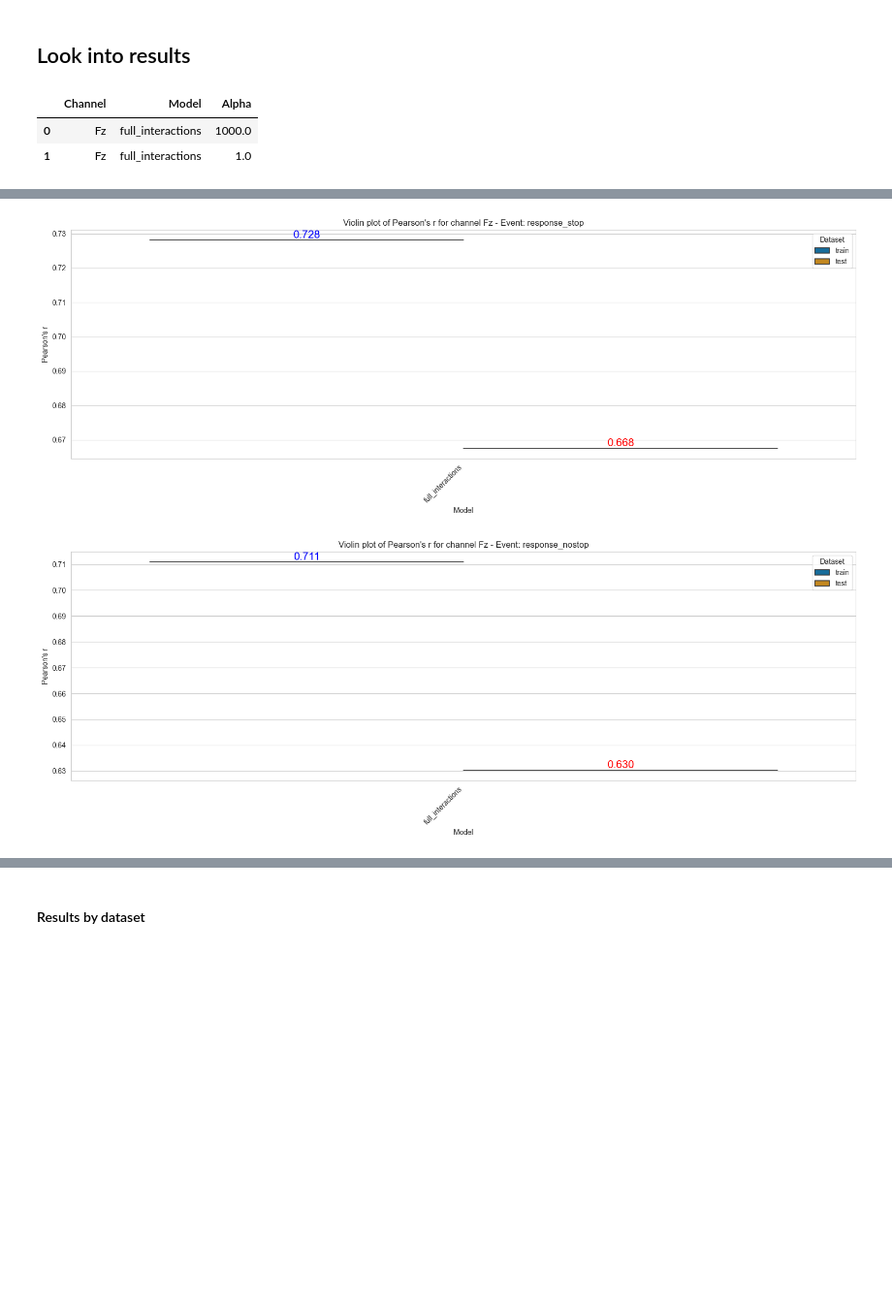
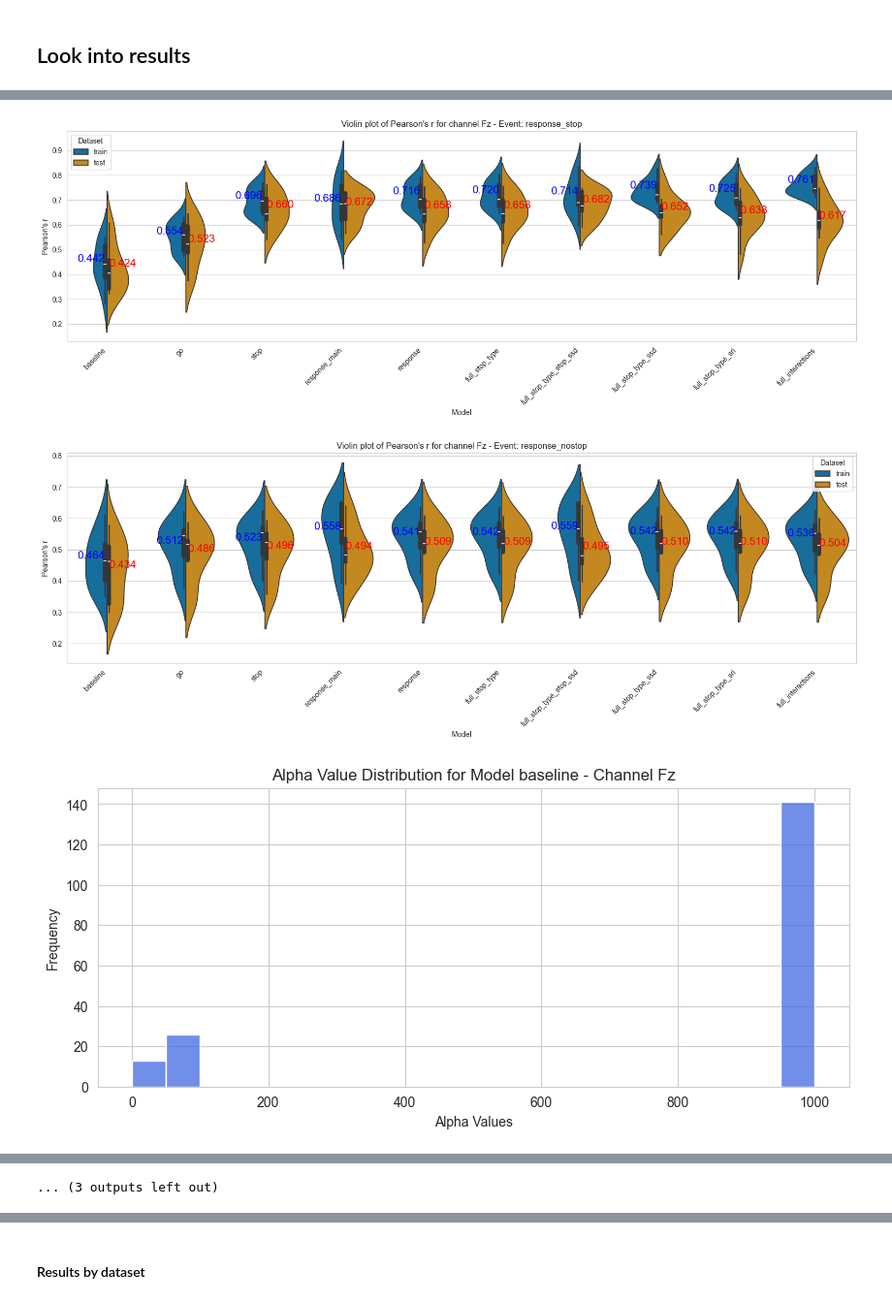
Before and after one commit to abelowska/neuroNoodle, a Jupyter notebook: model_selection/brain_score.ipynb, the cells around one changed output, grey strips where cells are left out. Shown at 97% size. Cells and saved outputs as stored; diff of their text form; code cells hidden in the pictures; blank space fills up the shorter version.

```diff
--- a/model_selection/brain_score.ipynb
+++ b/model_selection/brain_score.ipynb
@@ -35,7 +35,8 @@ def calculate_brain_score_events(
         test=True,
         crop=(-0.2, 1.58),
         sfreq=64,
-        event="go" # go, stop, response_nostop, response_stop
+        event="go", # go, stop, response_nostop, response_stop
+        event_column = 'type'
 
 ):
     if test:
@@ -68,7 +69,7 @@ def calculate_brain_score_events(
             for trial_index, (trial_original, trial_predicted) in enumerate(zip(original, predicted)):
                 trial_events = channel_results.iloc[i][f'{variable}_events'][trial_index]
                 try:
-                    event_tp = trial_events[trial_events['type'] == event]['latency'].to_numpy()[0]
+                    event_tp = trial_events[trial_events[f'{event_column}'] == event]['latency'].to_numpy()[0]
                     logger.debug(f"Event {event} has latency: {event_tp}")
 
                     trial_original_slice = trial_original[event_tp+t_min_tp:event_tp+t_max_tp]
@@ -126,9 +127,9 @@ def load_results(file_name, model, results_main_path, events_to_test):
     alpha_rows.extend(extract_alphas(cv_results, model))
 
     # Compute Pearson's r for each event
-    for event, time_window in events_to_test.items():
+    for event, (time_window, event_column) in events_to_test.items():
         for dataset, is_test in zip(['train', 'test'], [False, True]):
-            pearsons_r_results = calculate_brain_score_events(cv_results, test=is_test, crop=time_window, event=event)
+            pearsons_r_results = calculate_brain_score_events(cv_results, test=is_test, crop=time_window, event=event, event_column=event_column)
             for channel, results in pearsons_r_results.items():
                 logger.debug(f"Number of events in CV score: {len(results['cv_pearsons_r_inside'])}")
                 data_rows.append({
@@ -189,6 +190,8 @@ def process_and_plot_results(current_file_names, results_main_path, unfold_model
     for event in df_channel['Event'].unique():
         plot_violin(df_channel, event, channel, means)
 
+    plot_alphas(df_alphas, channel)
+
 def plot_alphas(df_alphas, channel):
     """Plot alpha value distributions separately for each model."""
     models = df_alphas['Model'].unique()
@@ -196,7 +199,7 @@ def plot_alphas(df_alphas, channel):
     for model in models:
         df_model = df_alphas[(df_alphas['Channel'] == channel) & (df_alphas['Model'] == model)]
 
-        plt.figure(figsize=(10, 6))
+        plt.figure(figsize=(10, 4))
         sns.histplot(df_model['Alpha'], bins=20, color='royalblue')
         plt.xlabel('Alpha Values')
         plt.ylabel('Frequency')
@@ -220,15 +223,21 @@ Found: 54 pickle files
 # %% [markdown]
 Parameters
 # %%
-current_file_names = file_names[:1]
+current_file_names = file_names[:9]
 print(current_file_names)
 
-results_main_path = '../data/cv_simple_ridge_alpha_10-10_test'
+results_main_path = '../data/cv_simple_ridge_alpha_10-10_cv_5-2'
 
 unfold_models = [
-    # 'baseline',
-    # 'go', 'stop', 'response', 'full_stop_type', 'full_stop_type_ssd',
-    # 'full_stop_type_sri',
-                 'full_interactions'
-                 ]
+    'baseline',
+    'go',
+    'stop',
+    'response_main',
+    'response',
+    'full_stop_type',
+    'full_stop_type_stop_ssd',
+    'full_stop_type_ssd',
+    'full_stop_type_sri',
+    'full_interactions'
+]
 # %% [output]
@@ -236,28 +245,24 @@ unfold_models = [
 # %% [markdown]
 ## Look into results
 # %%
-events_to_test = {
-    'baseline': (-0.2, 1.5),
-    'go': (-0.1, 0.3),
-    'stop': (-0.1, 0.3),
-    'response_stop': (-0.1, 0.1),
-    'response_nostop': (-0.1, 0.1)
-}
-
-brain_score_results_df, alpha_results = aggregate_results(current_file_names, unfold_models, results_main_path, events_to_test)
-
-alpha_results
+# events_to_test = {
+#     'baseline': (-0.2, 1.5),
+#     'go': (-0.1, 0.3),
+#     'stop': (-0.1, 0.3),
+#     'response_stop': (-0.1, 0.1),
+#     'response_nostop': (-0.1, 0.1)
+# }
+#
+# brain_score_results_df, alpha_results = aggregate_results(current_file_names, unfold_models, results_main_path, events_to_test)
+#
+# plot_alphas(alpha_results, channel='Fz')
-# %% [output]
-|  | Channel | Model | Alpha |
-| 0 | Fz | full_interactions | 1000.0 |
-| 1 | Fz | full_interactions | 1.0 |
 # %%
 events_to_test = {
-    'baseline': (-0.2, 1.5),
-    'go': (-0.1, 0.3),
-    'stop': (-0.1, 0.3),
-    'response_stop': (-0.1, 0.1),
-    'response_nostop': (-0.1, 0.1)
+    'baseline': ((-0.2, 1.5), 'type'),
+    'go': ((-0.1, 0.3), 'type'),
+    'stop': ((-0.1, 0.3), 'type'),
+    'response_stop': ((-0.1, 0.3), 'type'),
+    'response_nostop': ((-0.1, 0.3), 'type')
 }
 
 process_and_plot_results(
@@ -274,2 +279,3 @@ process_and_plot_results(
-[figure, old version]
+[figure, new version]
-[figure, old version]
+[figure, new version]
+[figure, added]
@@ -275,0 +288 @@ process_and_plot_results(
+... (3 outputs left out)
```
Also changed, not shown: parts of 4 cells of this notebook, 4 other files.
